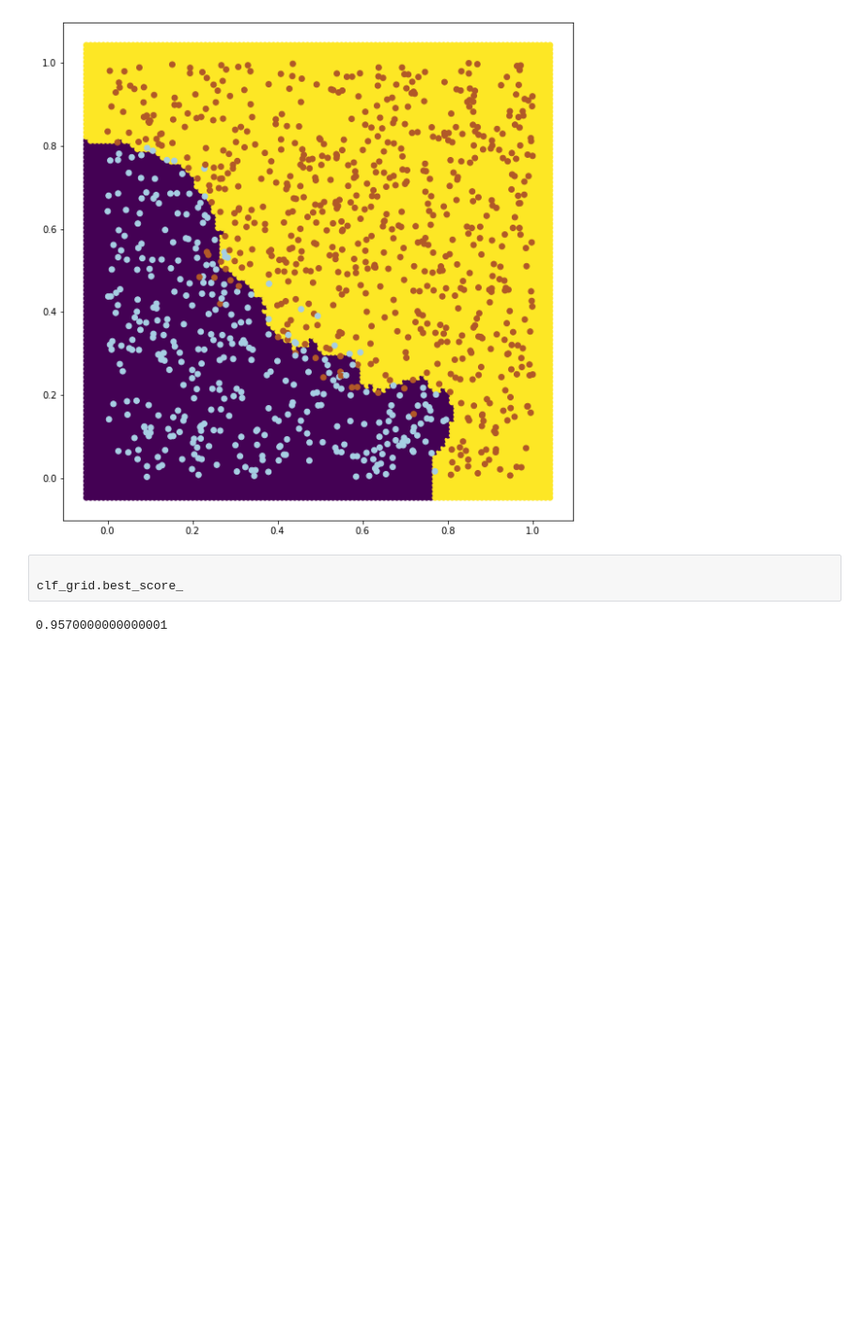
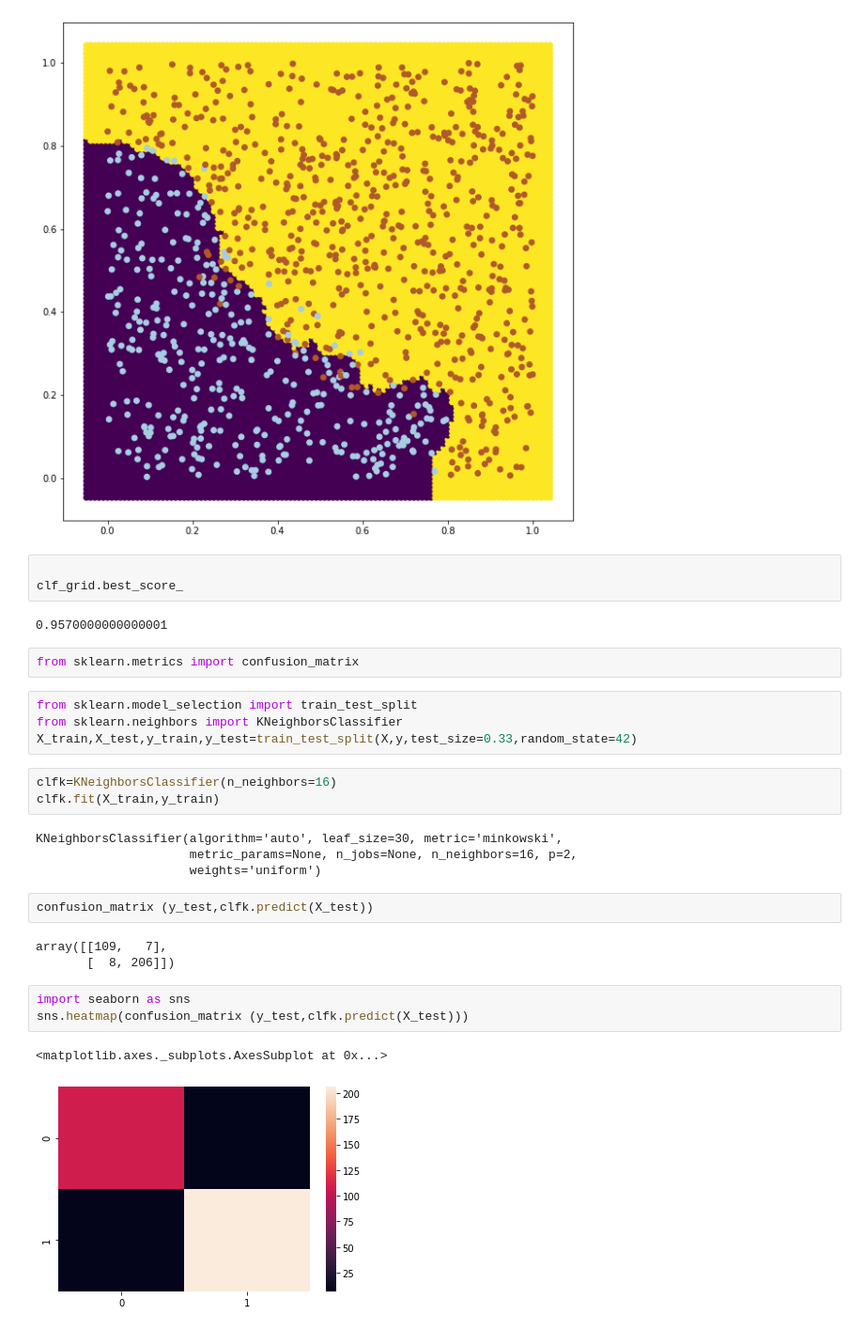
Before and after one commit to palvgoya/master_kschool, a Jupyter notebook: supervised_learning_classification.ipynb, the cells around one changed output. Shown at 94% size. Saved outputs shown, nothing was run; the diff lists cells and outputs as text; blank space fills up the shorter version.

```diff
--- a/supervised_learning_classification.ipynb
+++ b/supervised_learning_classification.ipynb
@@ -108,3 +108,27 @@ draw(clf_grid,X.values,y.values,0.01)
 clf_grid.best_score_
 # %% [output]
 0.9570000000000001
+# %%
+from sklearn.metrics import confusion_matrix
+# %%
+from sklearn.model_selection import train_test_split
+from sklearn.neighbors import KNeighborsClassifier
+X_train,X_test,y_train,y_test=train_test_split(X,y,test_size=0.33,random_state=42)
+# %%
+clfk=KNeighborsClassifier(n_neighbors=16)
+clfk.fit(X_train,y_train)
+# %% [output]
+KNeighborsClassifier(algorithm='auto', leaf_size=30, metric='minkowski',
+                     metric_params=None, n_jobs=None, n_neighbors=16, p=2,
+                     weights='uniform')
+# %%
+confusion_matrix (y_test,clfk.predict(X_test))
+# %% [output]
+array([[109,   7],
+       [  8, 206]])
+# %%
+import seaborn as sns
+sns.heatmap(confusion_matrix (y_test,clfk.predict(X_test)))
+# %% [output]
+<matplotlib.axes._subplots.AxesSubplot at 0x...>
+[figure, added]
```
Also changed, not shown: parts of 33 cells of this notebook.
